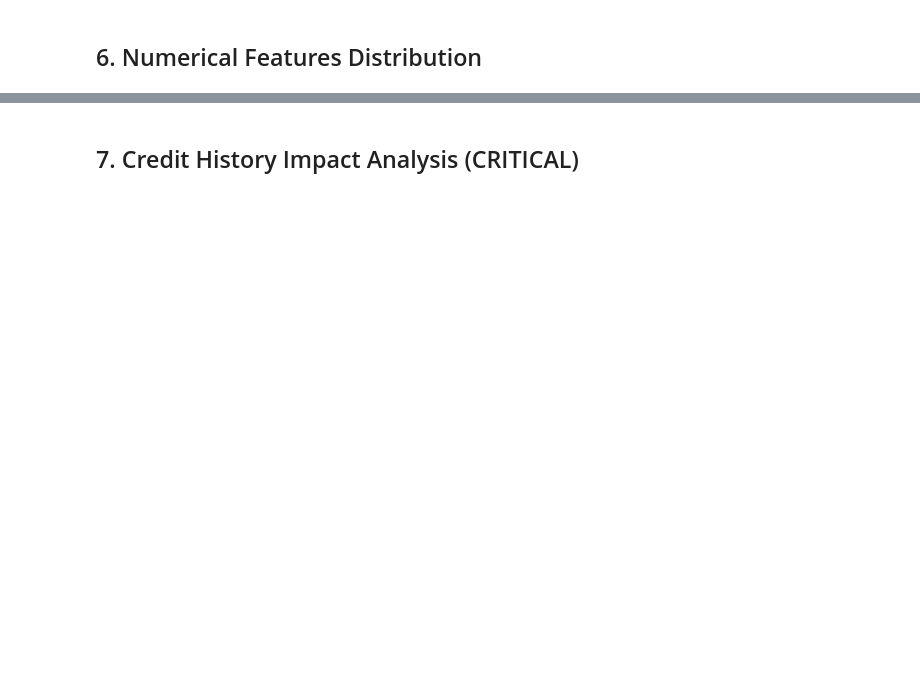
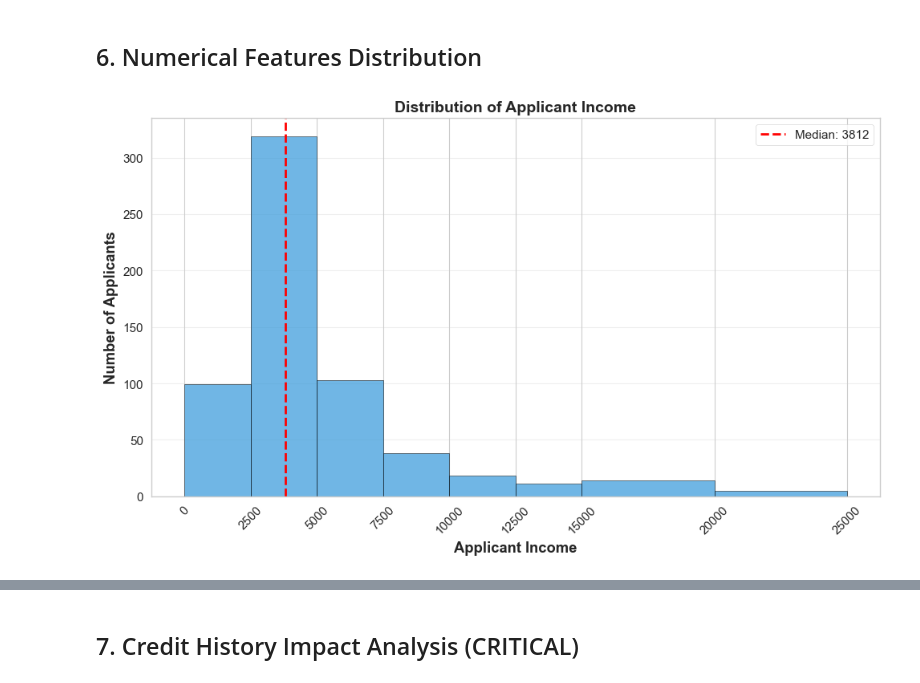
Before and after one commit to olatunjitobiloba/loan-predictor-api, a Jupyter notebook: notebooks/01_data_exploration.ipynb, the cells around one changed output, grey strips where cells are left out. Drawn from its saved outputs; the diff is of its cells as text; code cells hidden in the pictures; blank space fills up the shorter version.

```diff
--- a/notebooks/01_data_exploration.ipynb
+++ b/notebooks/01_data_exploration.ipynb
@@ -33,5 +322,21 @@ import pandas as pdimport numpy as npimport matplotlib.pyplot as pltimport seabo
 # %% [markdown]
 ## 6. Numerical Features Distribution
 # %%
-# Applicant Income Distributionplt.figure(figsize=(10, 6))bins = [0, 2500, 5000, 7500, 10000, 12500, 15000, 20000, 25000]plt.hist(train_df['ApplicantIncome'], bins=bins, color='#3498db', edgecolor='black', alpha=0.7)plt.axvline(train_df['ApplicantIncome'].median(), color='red', linestyle='--',            linewidth=2, label=f'Median: {train_df["ApplicantIncome"].median():.0f}')plt.title('Distribution of Applicant Income', fontsize=14, fontweight='bold')plt.xlabel('Applicant Income', fontweight='bold')plt.ylabel('Number of Applicants', fontweight='bold')plt.xticks(bins, rotation=45)plt.legend()plt.grid(axis='y', alpha=0.3)plt.tight_layout()plt.savefig(f'{viz_folder}/03_applicant_income_distribution.png', dpi=300, bbox_inches='tight')plt.show()
+# Applicant Income Distribution
+plt.figure(figsize=(10, 6))
+bins = [0, 2500, 5000, 7500, 10000, 12500, 15000, 20000, 25000]
+plt.hist(train_df['ApplicantIncome'], bins=bins, color='#3498db', edgecolor='black', alpha=0.7)
+plt.axvline(train_df['ApplicantIncome'].median(), color='red', linestyle='--',
+           linewidth=2, label=f'Median: {train_df["ApplicantIncome"].median():.0f}')
+plt.title('Distribution of Applicant Income', fontsize=14, fontweight='bold')
+plt.xlabel('Applicant Income', fontweight='bold')
+plt.ylabel('Number of Applicants', fontweight='bold')
+plt.xticks(bins, rotation=45)
+plt.legend()
+plt.grid(axis='y', alpha=0.3)
+plt.tight_layout()
+plt.savefig(f'{viz_folder}/03_applicant_income_distribution.png', dpi=300, bbox_inches='tight')
+plt.show()
+# %% [output]
+[figure, added]
 # %%
```
Also changed, not shown: parts of 25 cells of this notebook, 17 other files.
